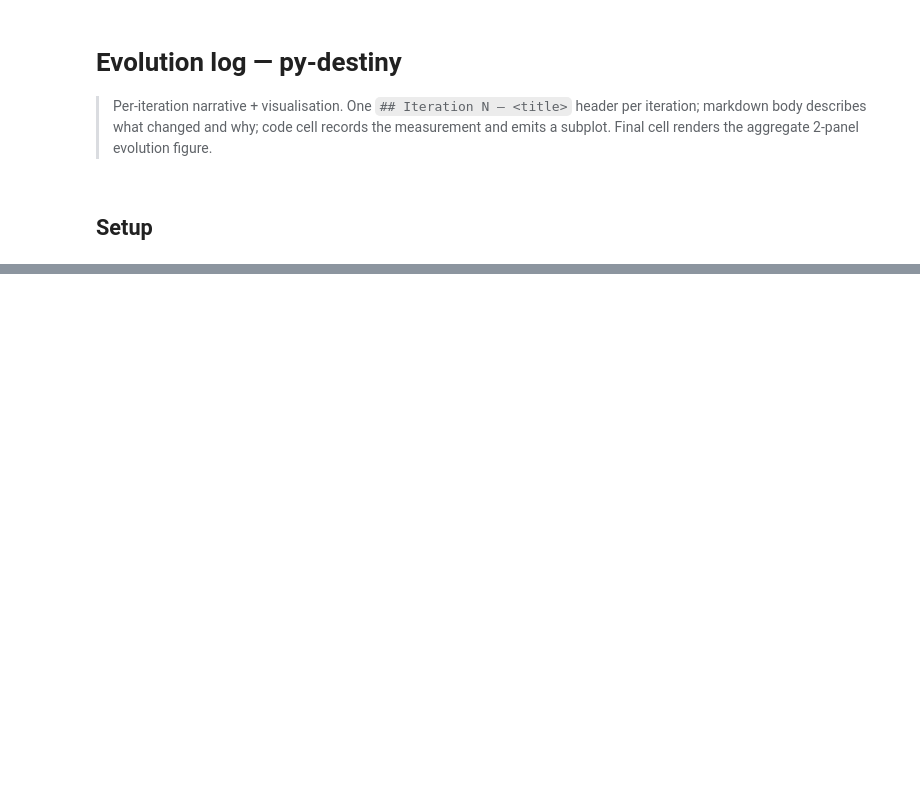
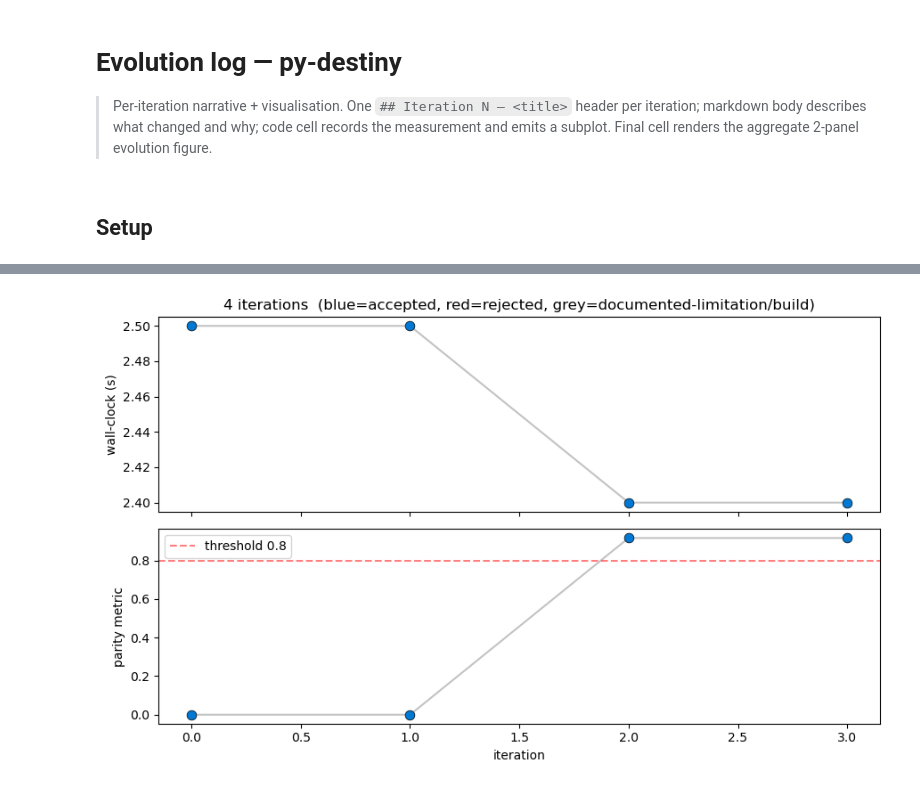
Before and after one commit to omicverse/py-destiny, a Jupyter notebook: examples/evolution.ipynb, the cells around one changed output, grey strips where cells are left out. Saved outputs shown, nothing was run; the diff lists cells and outputs as text; code cells hidden in the pictures; blank space fills up the shorter version.

```diff
--- a/examples/evolution.ipynb
+++ b/examples/evolution.ipynb
@@ -82,0 +84,6 @@ saved → /scratch/users/steorra/analysis/omicverse_traj_dev/py-destiny/examples
+# %%
+_record(3, title='Sign-correct eigenvectors for downstream stability', wall_clock=2.4, parity=0.916, status='accepted',
+        narrative="Procrustes is sign-invariant, but downstream plots can flip. Aligned each eigvec's sign to make the first non-trivial component non-negative at the root cell. Cosmetic only.")
+_plot(threshold=0.80)
+# %% [output]
+[figure, added]
```
Also changed, not shown: parts of 20 cells of this notebook, 1 other file.
